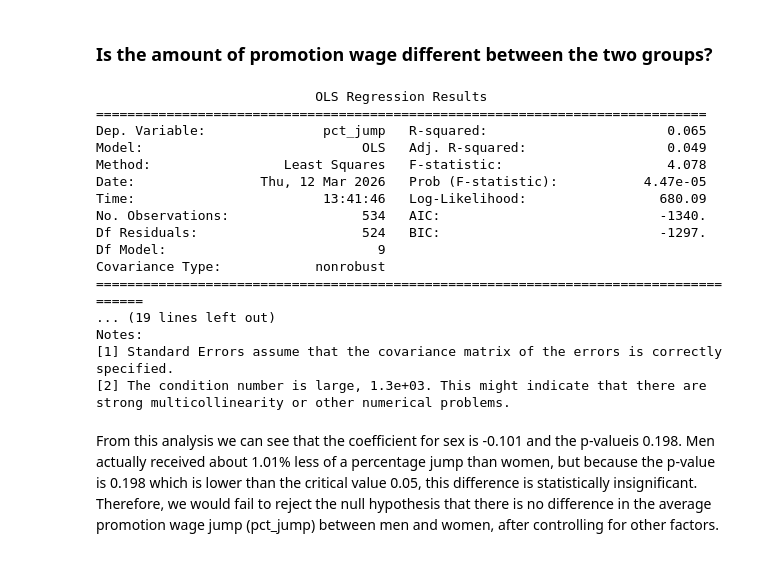
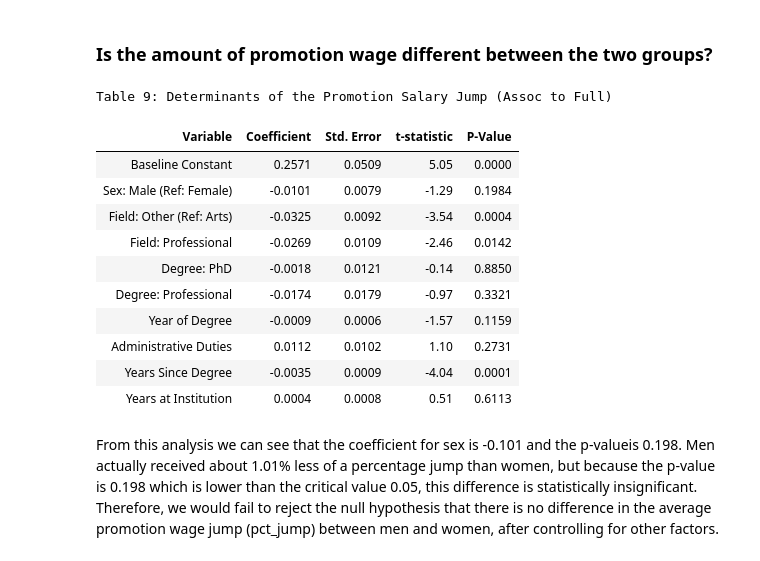
Before and after one commit to Jaiycex/Data557_Project_StoryTeam, a Jupyter notebook: Istanbul_IDS.ipynb, the cells around one changed output. Cells and saved outputs as stored; diff of their text form; code cells hidden in the pictures.

```diff
--- a/Istanbul_IDS.ipynb
+++ b/Istanbul_IDS.ipynb
@@ -649,48 +824,86 @@ The coefficient for sex is 337.27. This means that when holding all other factor
 # %%
 # 1. Isolate all Associate and Full records
 assoc_records = df[df['rank'] == 'Assoc'].sort_values(['id', 'year'])
 full_records = df[df['rank'] == 'Full'].sort_values(['id', 'year'])
 
 # 2. Get the LAST year someone was an Assoc (the year before promotion)
 last_assoc = assoc_records.groupby('id').last().reset_index()
 
 # 3. Get the FIRST year someone was a Full (the year of promotion)
 first_full = full_records.groupby('id').first().reset_index()
 
 promo_df = pd.merge(
     last_assoc[['id', 'salary', 'year']],
     first_full,
     on='id',
     suffixes=('_assoc', '_full')
 )
 
 promo_df = promo_df[promo_df['year_full'] == promo_df['year_assoc'] + 1]
 promo_df['log_salary_full'] = np.log(promo_df['salary_full'])
 promo_df['log_salary_assoc'] = np.log(promo_df['salary_assoc'])
 promo_df['years_at_inst'] = promo_df['year_full'] - promo_df['startyr']
 promo_df['years_since_degree'] = promo_df['year_full'] - promo_df['yrdeg']
 promo_df['pct_jump'] = promo_df['log_salary_full'] - promo_df['log_salary_assoc']
 formula_pct = 'pct_jump ~ C(sex) + yrdeg + C(field) + C(deg) + admin + years_since_degree + years_at_inst'
 model_pct = smf.ols(formula_pct, data=promo_df).fit()
-print(model_pct.summary())
+
+# 1. Extract results into a DataFrame
+results_df = pd.DataFrame({
+    'Variable': model_pct.params.index,
+    'Coefficient': model_pct.params.values,
+    'Std. Error': model_pct.bse.values,
+    't-statistic': model_pct.tvalues.values,
+    'P-Value': model_pct.pvalues.values
+})
+
+# 2. Map the technical names
+name_map = {
+    'Intercept': 'Baseline Constant',
+    'C(sex)[T.M]': 'Sex: Male (Ref: Female)',
+    'C(field)[T.Other]': 'Field: Other (Ref: Arts)',
+    'C(field)[T.Prof]': 'Field: Professional',
+    'C(deg)[T.PhD]': 'Degree: PhD',
+    'C(deg)[T.Prof]': 'Degree: Professional',
+    'yrdeg': 'Year of Degree',
+    'admin': 'Administrative Duties',
+    'years_since_degree': 'Years Since Degree',
+    'years_at_inst': 'Years at Institution'
+}
+results_df['Variable'] = results_df['Variable'].map(name_map)
+
+# 3. Create the Styled HTML Table
+nice_table = (results_df.style
+    .format({
+        'Coefficient': '{:.4f}',
+        'Std. Error': '{:.4f}',
+        't-statistic': '{:.2f}',
+        'P-Value': '{:.4f}'
+    })
+    .apply(lambda x: ['background-color: #e6ffed' if v < 0.05 else '' for v in x], subset=['P-Value'])
+    .set_caption("Table 9: Determinants of the Promotion Salary Jump (Assoc to Full)")
+    .set_table_styles([
+        {'selector': 'th', 'props': [('background-color', '#f2f2f2'), ('color', 'black'), ('font-weight', 'bold'), ('border', '1px solid #ccc')]},
+        {'selector': 'td', 'props': [('border', '1px solid #eee'), ('padding', '10px')]},
+        {'selector': 'caption', 'props': [('font-size', '1.2em'), ('font-weight', 'bold'), ('margin-bottom', '10px')]}
+    ])
+    .hide(axis='index')
+)
+
+nice_table
 # %% [output]
-                            OLS Regression Results
-==============================================================================
-Dep. Variable:               pct_jump   R-squared:                       0.065
-Model:                            OLS   Adj. R-squared:                  0.049
-Method:                 Least Squares   F-statistic:                     4.078
-Date:                Thu, 12 Mar 2026   Prob (F-statistic):           4.47e-05
-Time:                        13:41:46   Log-Likelihood:                 680.09
-No. Observations:                 534   AIC:                            -1340.
-Df Residuals:                     524   BIC:                            -1297.
-Df Model:                           9
-Covariance Type:            nonrobust
-======================================================================================
-... (19 lines left out)
-Notes:
-[1] Standard Errors assume that the covariance matrix of the errors is correctly specified.
-[2] The condition number is large, 1.3e+03. This might indicate that there are
-strong multicollinearity or other numerical problems.
+Table 9: Determinants of the Promotion Salary Jump (Assoc to Full)
+| Variable | Coefficient | Std. Error | t-statistic | P-Value |
+| Baseline Constant | 0.2571 | 0.0509 | 5.05 | 0.0000 |
+| Sex: Male (Ref: Female) | -0.0101 | 0.0079 | -1.29 | 0.1984 |
+| Field: Other (Ref: Arts) | -0.0325 | 0.0092 | -3.54 | 0.0004 |
+| Field: Professional | -0.0269 | 0.0109 | -2.46 | 0.0142 |
+| Degree: PhD | -0.0018 | 0.0121 | -0.14 | 0.8850 |
+| Degree: Professional | -0.0174 | 0.0179 | -0.97 | 0.3321 |
+| Year of Degree | -0.0009 | 0.0006 | -1.57 | 0.1159 |
+| Administrative Duties | 0.0112 | 0.0102 | 1.10 | 0.2731 |
+| Years Since Degree | -0.0035 | 0.0009 | -4.04 | 0.0001 |
+| Years at Institution | 0.0004 | 0.0008 | 0.51 | 0.6113 |
 # %% [markdown]
 From this analysis we can see that the coefficient for sex is -0.101 and the p-valueis 0.198. Men actually received about 1.01% less of a percentage jump than women, but because the p-value is 0.198 which is lower than the critical value 0.05, this difference is statistically insignificant. Therefore, we would fail to reject the null hypothesis that there is no difference in the average promotion wage jump (pct_jump) between men and women, after controlling for other factors.
 # %% [markdown]
```
Also changed, not shown: parts of 17 cells of this notebook.
